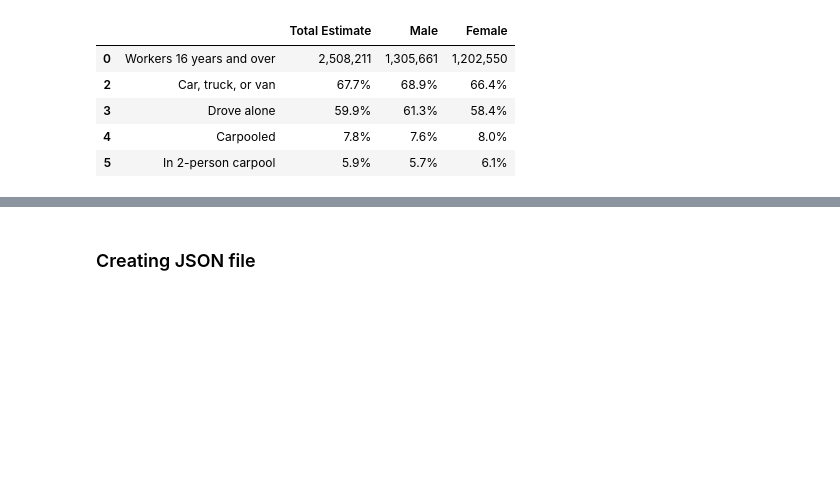
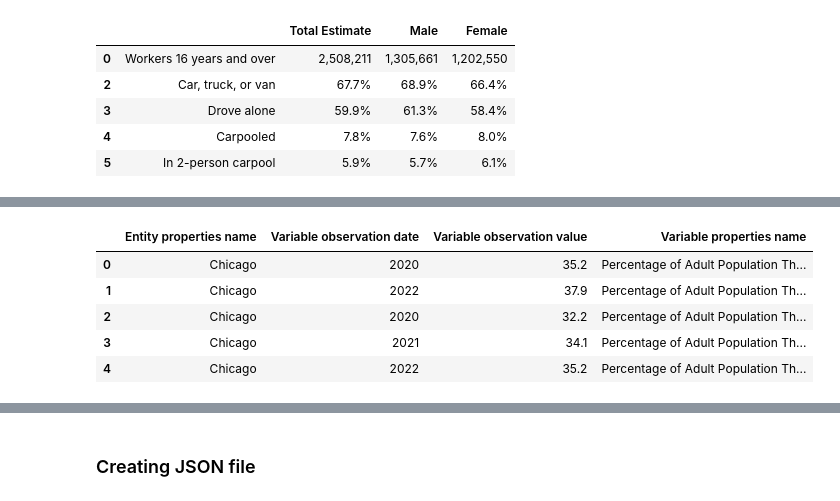
Before and after one commit to maddieemihle/major-city-visualization, a Jupyter notebook: data_files/chicago_data/chicago_dataset.ipynb, the cells around one changed output, grey strips where cells are left out. Cells and saved outputs as stored; diff of their text form; code cells hidden in the pictures; blank space fills up the shorter version.

```diff
--- a/data_files/chicago_data/chicago_dataset.ipynb
+++ b/data_files/chicago_data/chicago_dataset.ipynb
@@ -544,0 +563,11 @@ chicago_commute_df.to_csv('../chicago_data/cleaned_chi_commute.csv', index=False
+# %%
+# Delete unnecessary columns
+chicago_health_df = chicago_health_df.drop(columns=['Entity DCID', 'Entity properties isoCode','Variable observation metadata importName', 'Variable DCID', 'Variable observation metadata importName','Variable observation metadata provenanceUrl','Variable observation metadata scalingFactor', 'Variable observation metadata unit', 'Variable observation metadata unitDisplayName'])
+chicago_health_df.head()
+# %% [output]
+|  | Entity properties name | Variable observation date | Variable observation value | Variable properties name |
+| 0 | Chicago | 2020 | 35.2 | Percentage of Adult Population Th... |
+| 1 | Chicago | 2022 | 37.9 | Percentage of Adult Population Th... |
+| 2 | Chicago | 2020 | 32.2 | Percentage of Adult Population Th... |
+| 3 | Chicago | 2021 | 34.1 | Percentage of Adult Population Th... |
+| 4 | Chicago | 2022 | 35.2 | Percentage of Adult Population Th... |
```
Also changed, not shown: parts of 9 cells of this notebook, 40 other files.
